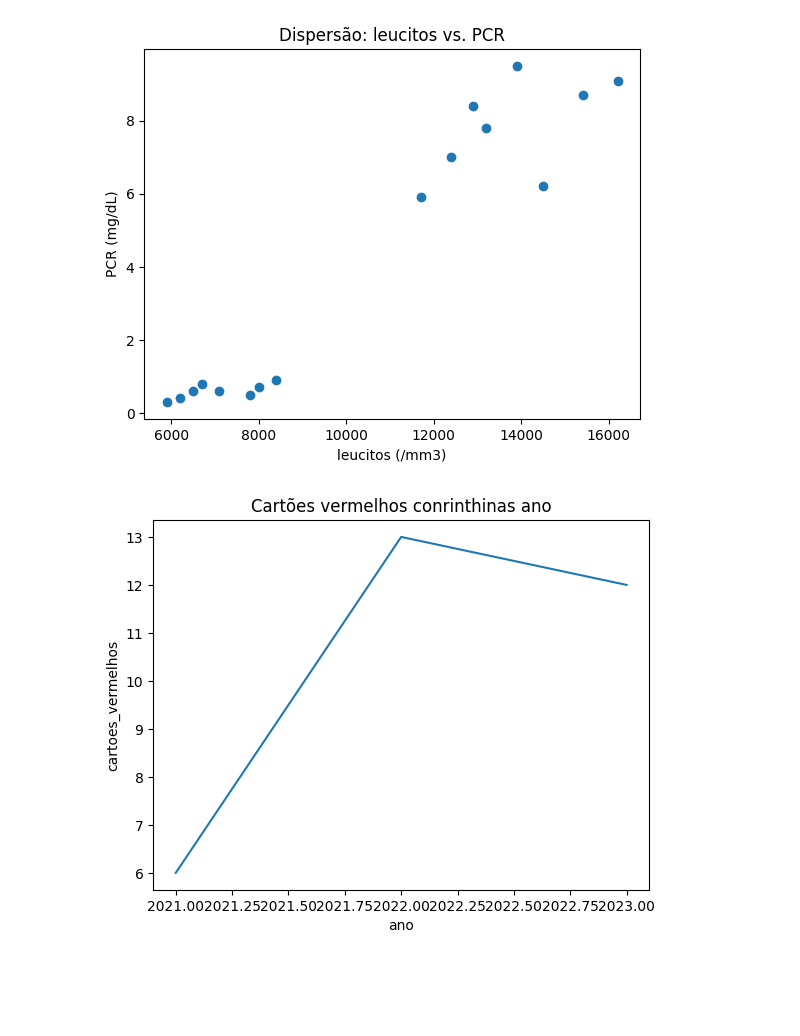
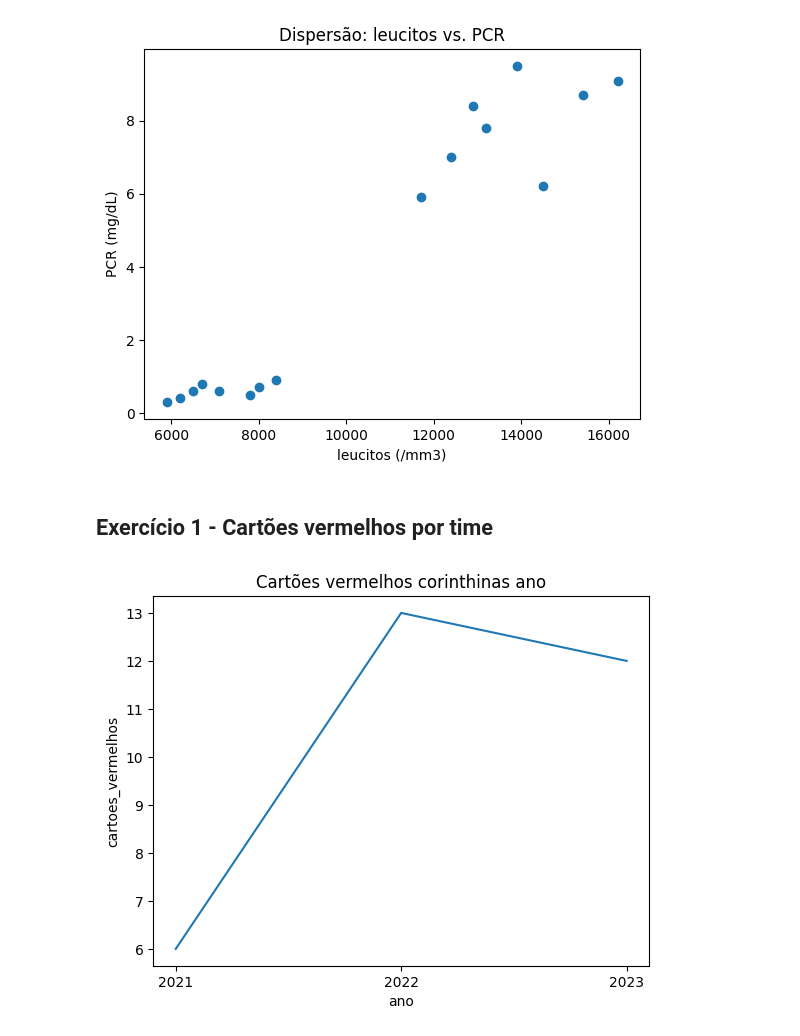
Before and after one commit to Data-Vitor/fiap-data-science, a Jupyter notebook: nemec-estatistica/cap02-ferramentas-pratica.ipynb, the cells around one changed output. Drawn from its saved outputs; the diff is of its cells as text; code cells hidden in the pictures; blank space fills up the shorter version.

```diff
--- a/nemec-estatistica/cap02-ferramentas-pratica.ipynb
+++ b/nemec-estatistica/cap02-ferramentas-pratica.ipynb
@@ -134,17 +134,22 @@ plt.ylabel('PCR (mg/dL)')
 plt.show()
 # %% [output]
 [figure]
+# %% [markdown]
+## Exercício 1 - Cartões vermelhos por time
 # %%
 import pandas as pd
 import matplotlib.pyplot as plt
 
 df = pd.read_csv('/content/drive/MyDrive/datasets/jogadores_futebol.csv')
 dfc = df[df['time'] == 'Corinthians']
 v1 = dfc.groupby('ano')['cartoes_vermelhos'].sum()
+
+anos = sorted(dfc['ano'].unique())
+plt.xticks(anos)
 plt.plot(v1)
-plt.title('Cartões vermelhos conrinthinas ano')
+plt.title('Cartões vermelhos corinthinas ano')
 plt.xlabel('ano')
 plt.ylabel('cartoes_vermelhos')
 plt.show()
 # %% [output]
-[figure, old version]
+[figure, new version]
```
Also changed, not shown: parts of 13 cells of this notebook.
